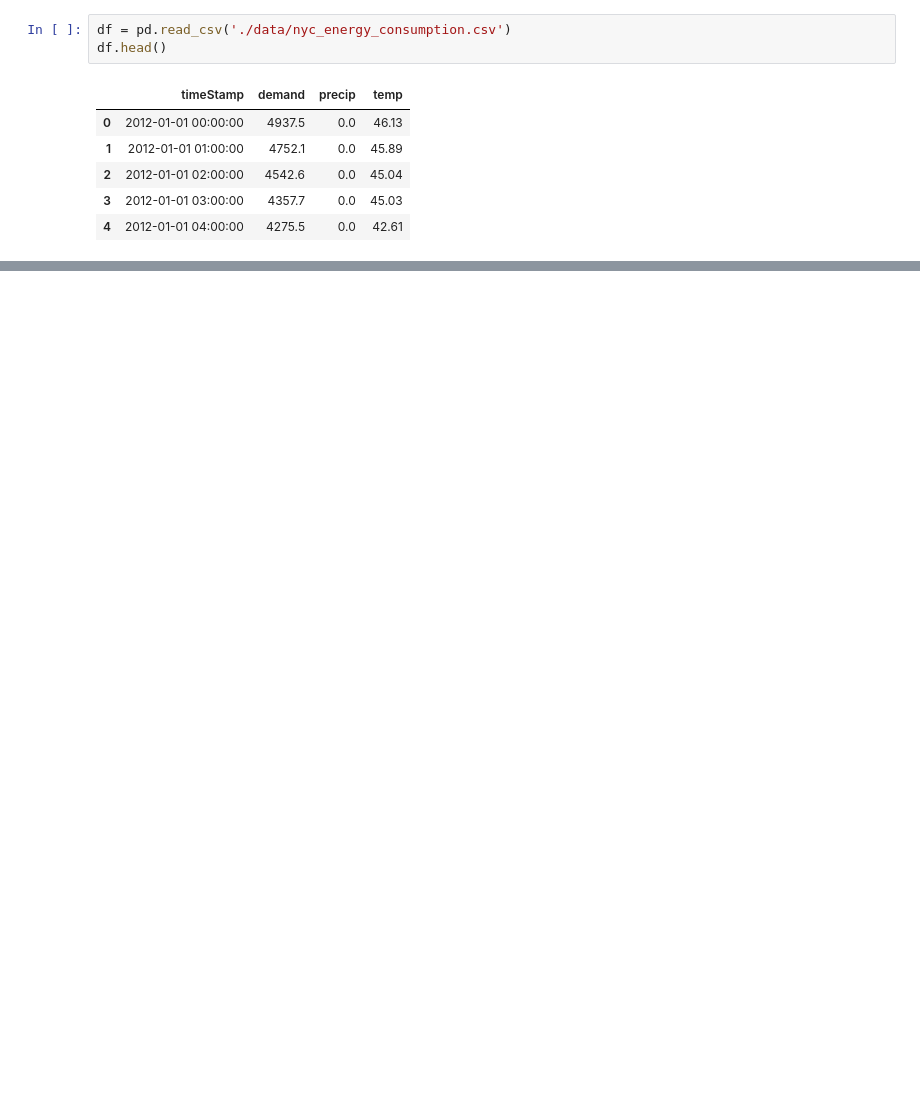
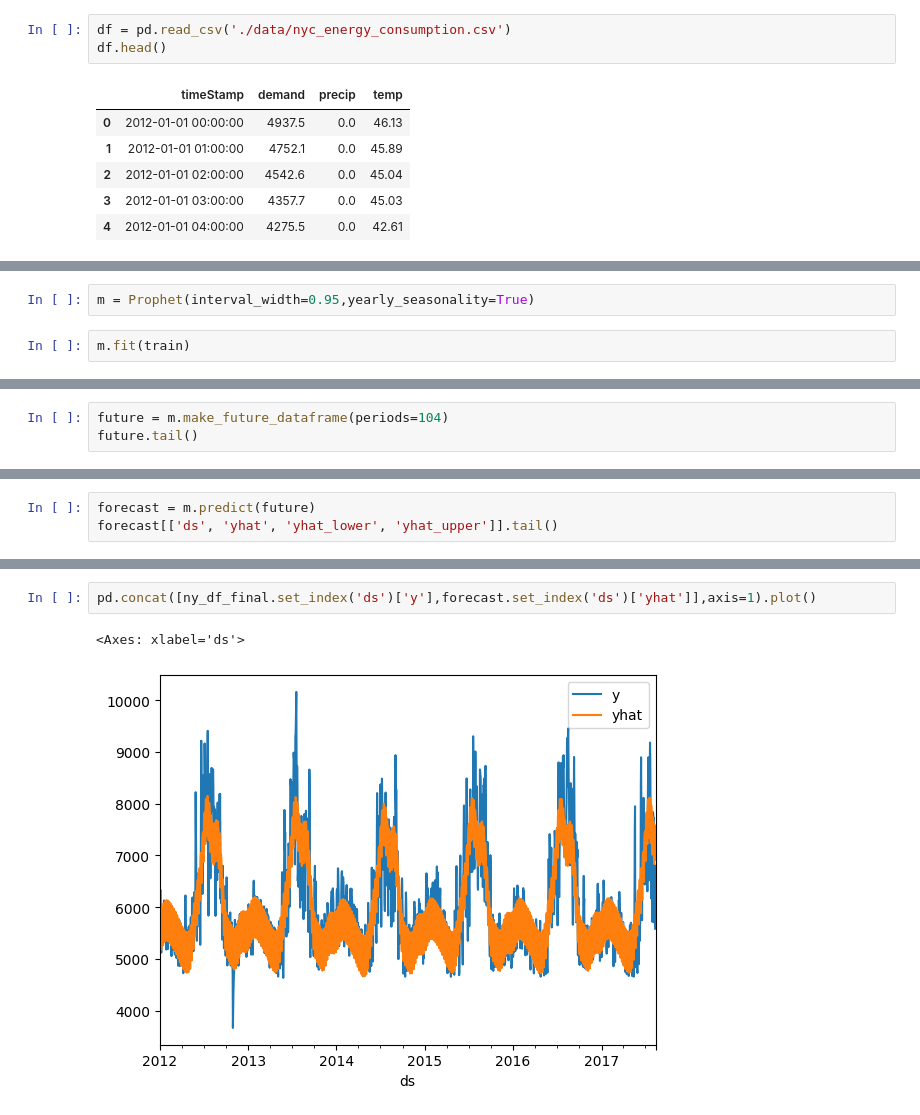
Before and after one commit to Aifedayo/Time-Series-Forecasting, a Jupyter notebook: src/notebook/timeseries_using_prophet.ipynb, the cells around one changed output, grey strips where cells are left out. Saved outputs shown, nothing was run; the diff lists cells and outputs as text; blank space fills up the shorter version.

```diff
--- a/src/notebook/timeseries_using_prophet.ipynb
+++ b/src/notebook/timeseries_using_prophet.ipynb
@@ -19,0 +109,4 @@ df.head()
+# %%
+m = Prophet(interval_width=0.95,yearly_seasonality=True)
+# %%
+m.fit(train)
@@ -19,0 +137,3 @@ df.head()
+# %%
+future = m.make_future_dataframe(periods=104)
+future.tail()
@@ -19,0 +147,3 @@ df.head()
+# %%
+forecast = m.predict(future)
+forecast[['ds', 'yhat', 'yhat_lower', 'yhat_upper']].tail()
@@ -19,0 +157,5 @@ df.head()
+# %%
+pd.concat([ny_df_final.set_index('ds')['y'],forecast.set_index('ds')['yhat']],axis=1).plot()
+# %% [output]
+<Axes: xlabel='ds'>
+[figure, added]
```
Also changed, not shown: parts of 21 cells of this notebook.
